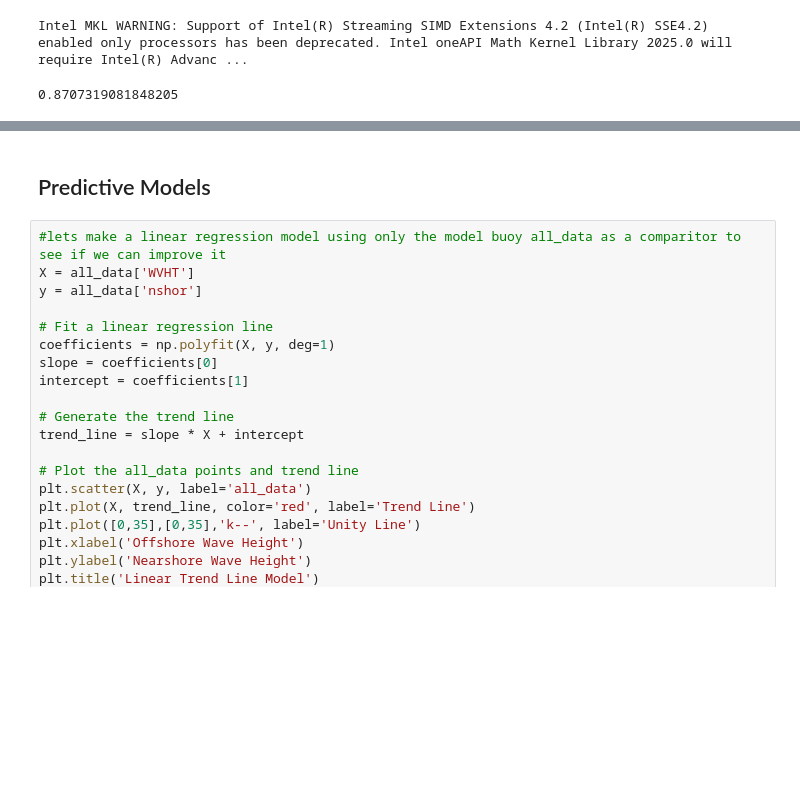
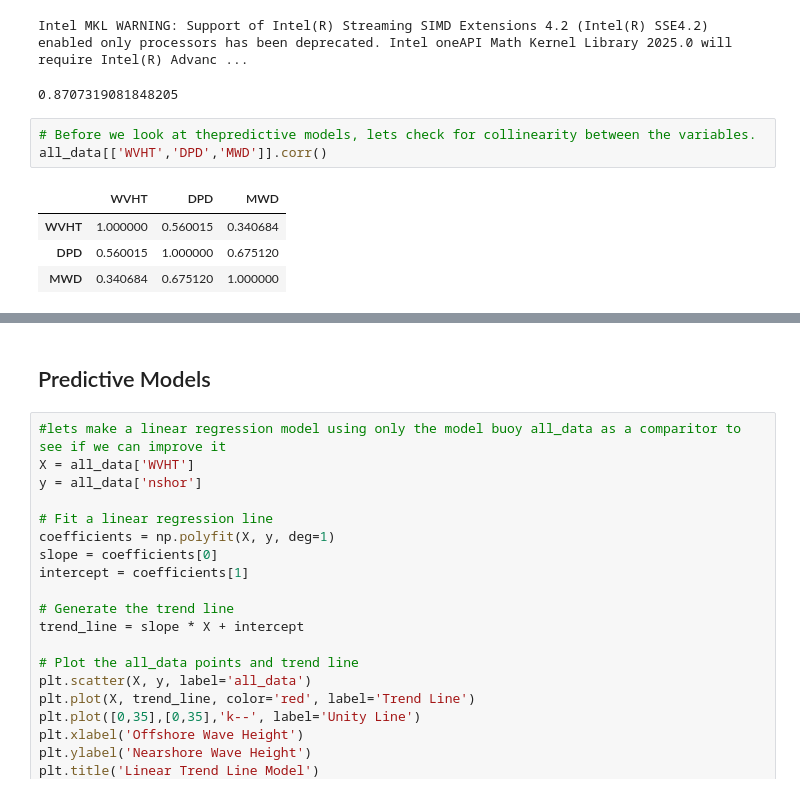
Before and after one commit to BenHowey/personal_projects, a Jupyter notebook: wavedata_analysis.ipynb, the cells around one changed output, grey strips where cells are left out. Saved outputs shown, nothing was run; the diff lists cells and outputs as text; blank space fills up the shorter version.

```diff
--- a/wavedata_analysis.ipynb
+++ b/wavedata_analysis.ipynb
@@ -286,3 +287,11 @@ all_data['WVHT'].corr(all_data['nshor'])
 # %% [output]
 Intel MKL WARNING: Support of Intel(R) Streaming SIMD Extensions 4.2 (Intel(R) SSE4.2) enabled only processors has been deprecated. Intel oneAPI Math Kernel Library 2025.0 will require Intel(R) Advanc ...
 0.8707319081848205
+# %%
+# Before we look at thepredictive models, lets check for collinearity between the variables.
+all_data[['WVHT','DPD','MWD']].corr()
+# %% [output]
+|  | WVHT | DPD | MWD |
+| WVHT | 1.000000 | 0.560015 | 0.340684 |
+| DPD | 0.560015 | 1.000000 | 0.675120 |
+| MWD | 0.340684 | 0.675120 | 1.000000 |
```
Also changed, not shown: parts of 9 cells of this notebook.
